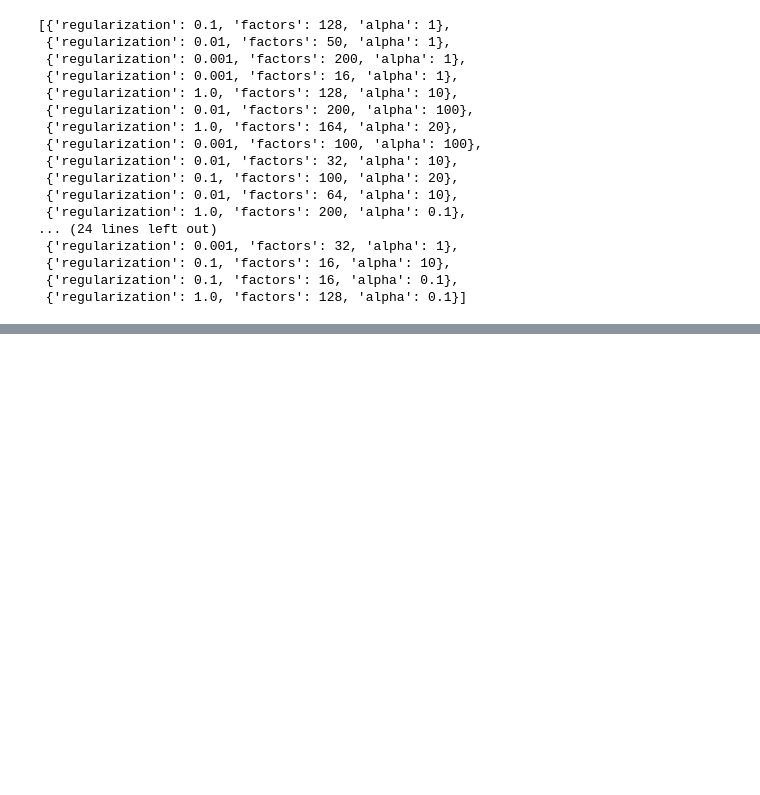
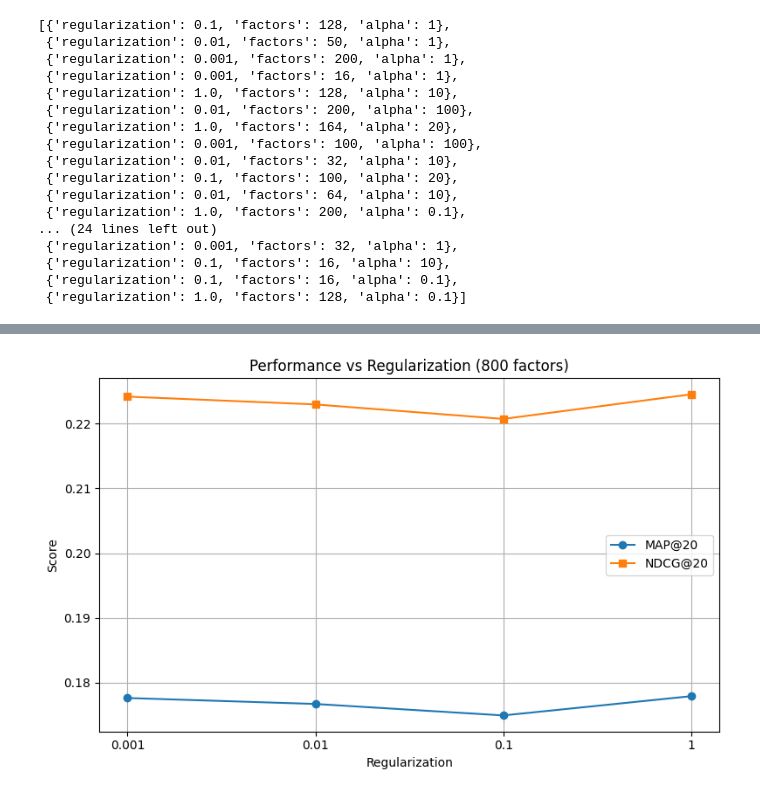
Before and after one commit to dahermar/TFM-Music-Recommendation-System, a Jupyter notebook: System/collaborative_filtering_als.ipynb, the cells around one changed output, grey strips where cells are left out. Cells and saved outputs as stored; diff of their text form; code cells hidden in the pictures; blank space fills up the shorter version.

```diff
--- a/System/collaborative_filtering_als.ipynb
+++ b/System/collaborative_filtering_als.ipynb
@@ -689,0 +858,8 @@ print(f"Best NDCG: index={best_ndcg_idx}, params={best_ndcg_params}, NDCG={ndcg_
+# %%
+final_factors_params = {
+    'factors': [800],
+    'regularization': [0.001, 0.01, 0.1, 1.0],
+    'alpha': [1.0]
+}
+
+final_factors_combinations = list(ParameterGrid(final_factors_params))
@@ -689,0 +873,2 @@ print(f"Best NDCG: index={best_ndcg_idx}, params={best_ndcg_params}, NDCG={ndcg_
+# %%
+map_scores_final, ndcg_scores_final = study_params(train_matrix_params, val_matrix_params, final_factors_combinations)
@@ -689,0 +915,19 @@ print(f"Best NDCG: index={best_ndcg_idx}, params={best_ndcg_params}, NDCG={ndcg_
+# %%
+regularization_values = ["0.001", "0.01", "0.1", "1"]
+plt.figure(figsize=(8, 5))
+
+# Plot MAP@20
+plt.plot(regularization_values, map_scores_final, marker='o', label='MAP@20')
+
+# Plot NDCG@20
+plt.plot(regularization_values, ndcg_scores_final, marker='s', label='NDCG@20')
+
+plt.xlabel('Regularization')
+plt.ylabel('Score')
+plt.title('Performance vs Regularization (800 factors)')
+plt.legend()
+plt.grid(True)
+plt.tight_layout()
+plt.show()
+# %% [output]
+[figure, added]
```
Also changed, not shown: parts of 23 cells of this notebook, 3 other files.
